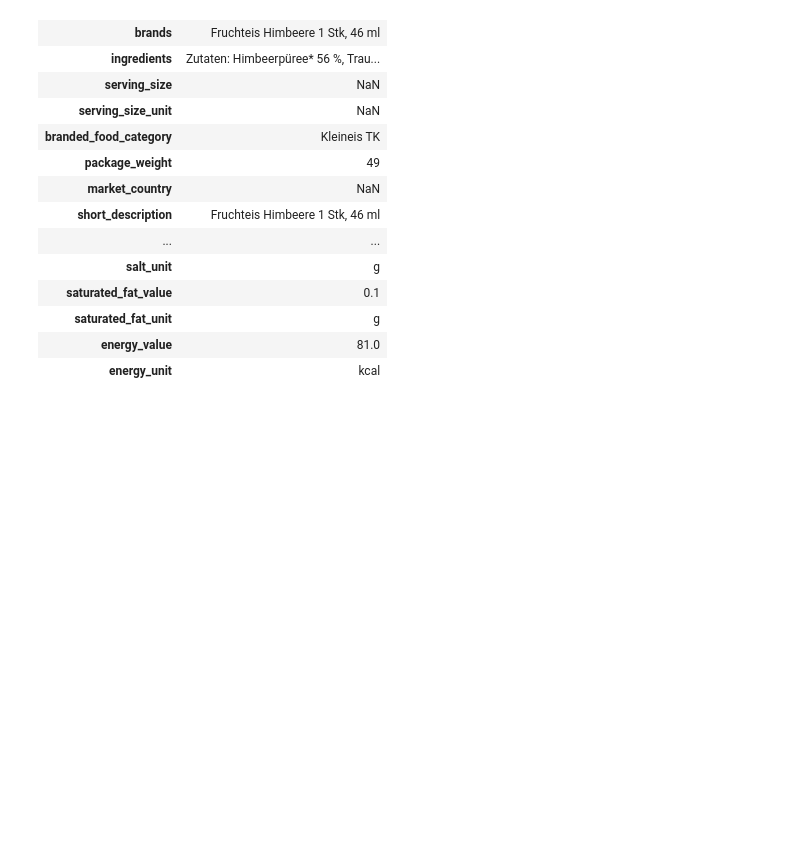
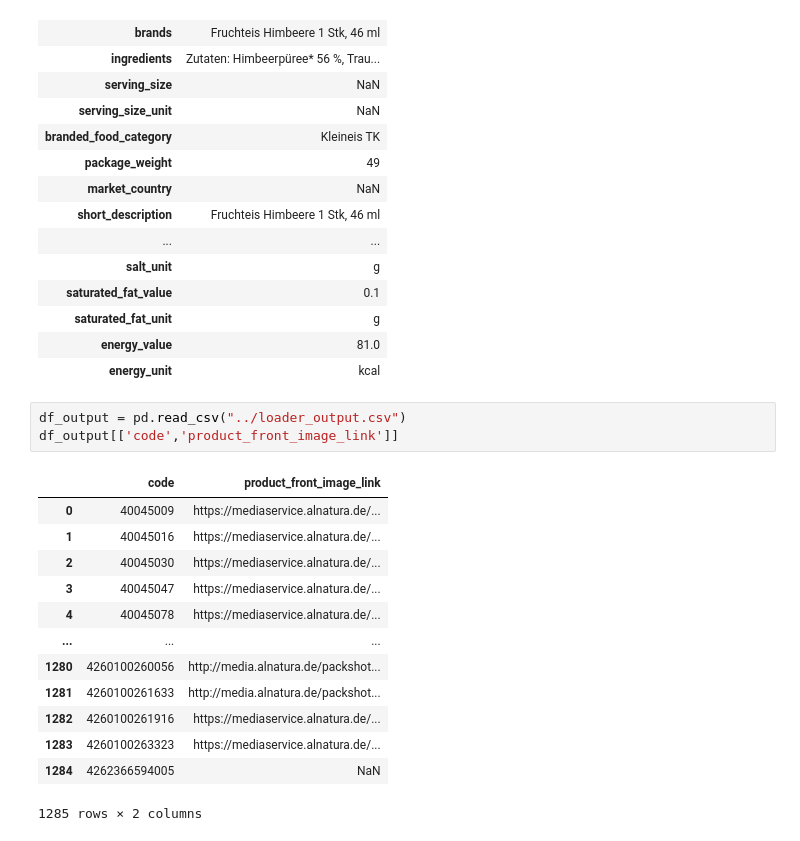
Before and after one commit to ChickenWithRiceW/open_food_facts_import_module, a Jupyter notebook: src/pipeline/eda.ipynb, the cells around one changed output. Cells and saved outputs as stored; diff of their text form; blank space fills up the shorter version.

```diff
--- a/src/pipeline/eda.ipynb
+++ b/src/pipeline/eda.ipynb
@@ -640,3 +643,20 @@ test_product_name.T
 | saturated_fat_unit | g |
 | energy_value | 81.0 |
 | energy_unit | kcal |
+# %%
+df_output = pd.read_csv("../loader_output.csv")
+df_output[['code','product_front_image_link']]
+# %% [output]
+|  | code | product_front_image_link |
+| 0 | 40045009 | https://mediaservice.alnatura.de/... |
+| 1 | 40045016 | https://mediaservice.alnatura.de/... |
+| 2 | 40045030 | https://mediaservice.alnatura.de/... |
+| 3 | 40045047 | https://mediaservice.alnatura.de/... |
+| 4 | 40045078 | https://mediaservice.alnatura.de/... |
+| ... | ... | ... |
+| 1280 | 4260100260056 | http://media.alnatura.de/packshot... |
+| 1281 | 4260100261633 | http://media.alnatura.de/packshot... |
+| 1282 | 4260100261916 | https://mediaservice.alnatura.de/... |
+| 1283 | 4260100263323 | https://mediaservice.alnatura.de/... |
+| 1284 | 4262366594005 | NaN |
+1285 rows × 2 columns
```
Also changed, not shown: parts of 2 cells of this notebook, 5 other files.
